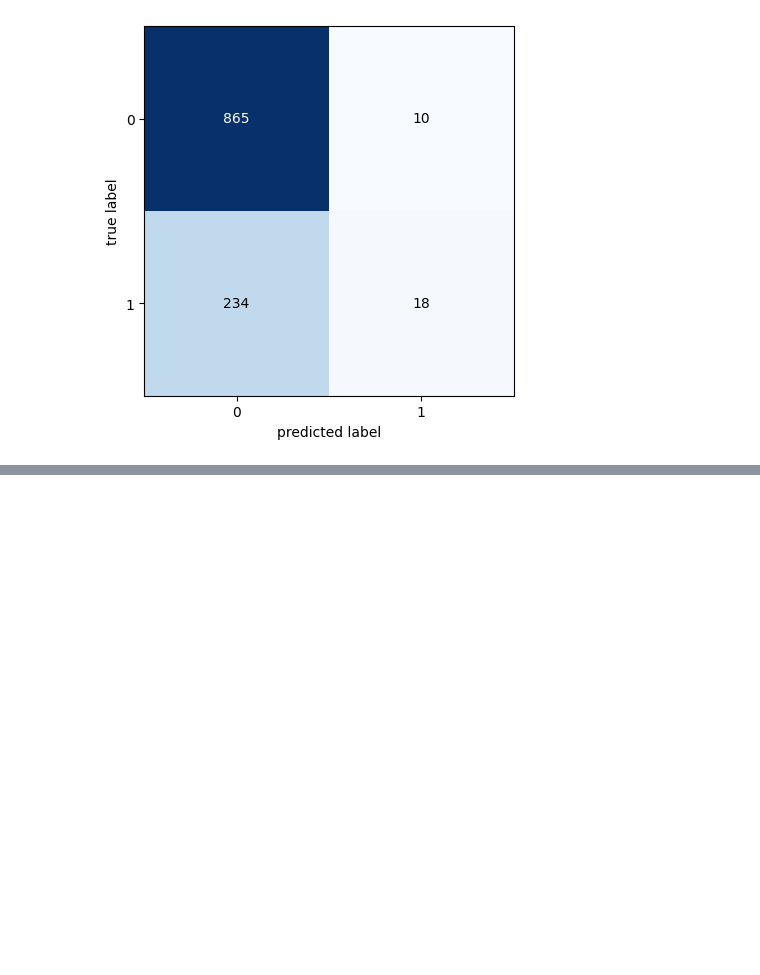
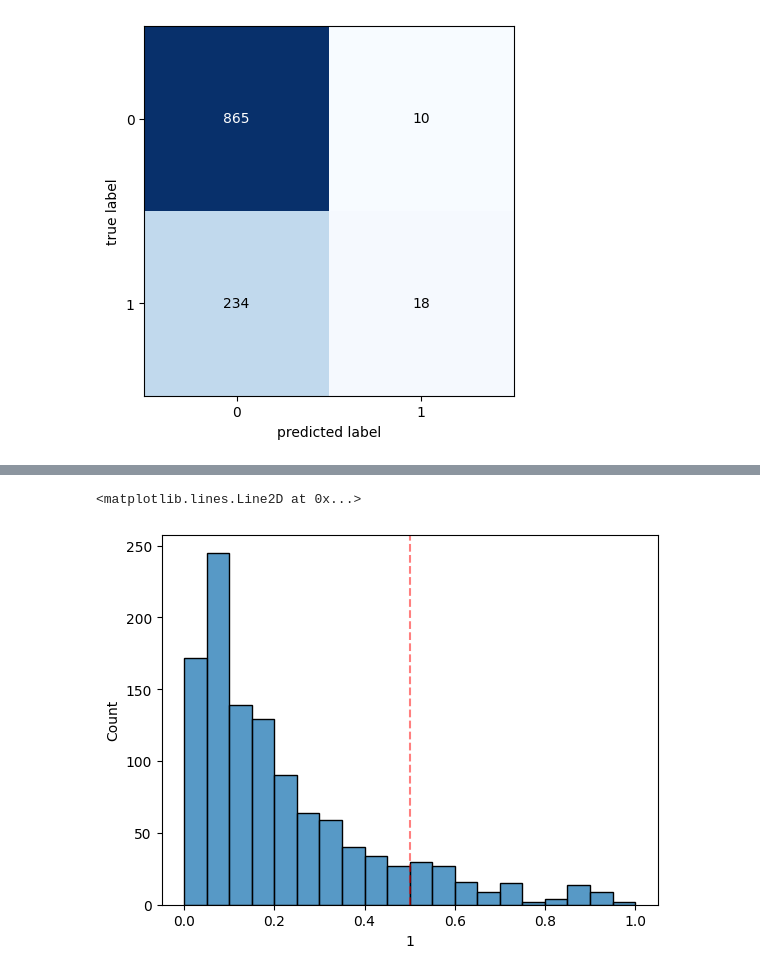
Before and after one commit to jaisson-italo/ds_salary_machine_learning_I, a Jupyter notebook: projeto_ml.ipynb, the cells around one changed output, grey strips where cells are left out. Cells and saved outputs as stored; diff of their text form; code cells hidden in the pictures; blank space fills up the shorter version.

Commit message:
XGBoost

```diff
--- a/projeto_ml.ipynb
+++ b/projeto_ml.ipynb
@@ -494,3 +494,14 @@ plot_confusion_matrix(conf_mat=cm)
 plt.show()
 # %% [output]
 [figure]
+# %%
+# Importando o XGBoost
+from xgboost import XGBClassifier
+
+model = XGBClassifier(random_state=42)
+
+model.fit(X_train, y_train)
+
+y_pred = model.predict(X_test)
+
+print(classification_report(y_test, y_pred))
@@ -496,0 +517,8 @@ plt.show()
+# %%
+# Probabilidade de predizer se uma amostra pertence a classe 1
+sns.histplot(pd.DataFrame(model.predict_proba(X_test), columns=[0, 1])[1], bins=np.arange(0, 1.05, 0.05))
+
+plt.axvline(0.5, ls='--', color='red', alpha=0.5)
+# %% [output]
+<matplotlib.lines.Line2D at 0x...>
+[figure, added]
```
Also changed, not shown: parts of 1 cell of this notebook.
